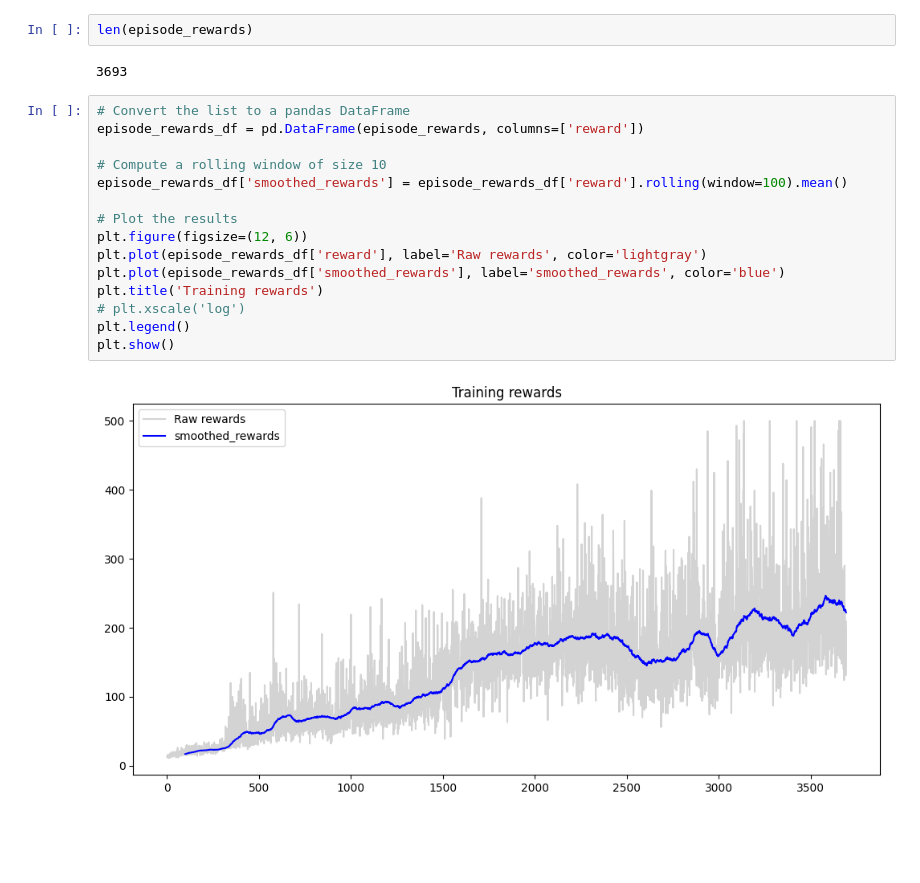
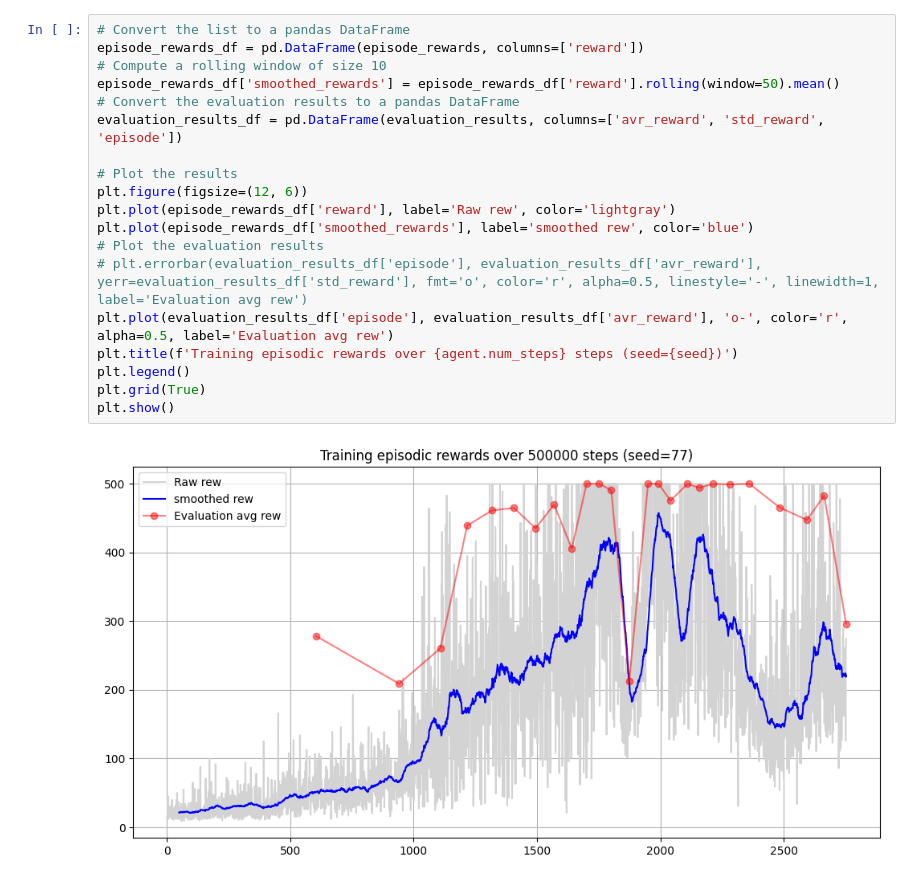
Before and after one commit to alexei-erm/annrl_project, a Jupyter notebook: main.ipynb, the cells around one changed output. Saved outputs shown, nothing was run; the diff lists cells and outputs as text; blank space fills up the shorter version.

```diff
--- a/main.ipynb
+++ b/main.ipynb
@@ -178,24 +195,24 @@ Average reward over 100 episodes: 202.90
-# %%
-len(episode_rewards)
-# %% [output]
-3693
 # %%
 # Convert the list to a pandas DataFrame
 episode_rewards_df = pd.DataFrame(episode_rewards, columns=['reward'])
-
 # Compute a rolling window of size 10
-episode_rewards_df['smoothed_rewards'] = episode_rewards_df['reward'].rolling(window=100).mean()
+episode_rewards_df['smoothed_rewards'] = episode_rewards_df['reward'].rolling(window=50).mean()
+# Convert the evaluation results to a pandas DataFrame
+evaluation_results_df = pd.DataFrame(evaluation_results, columns=['avr_reward', 'std_reward', 'episode'])
 
 # Plot the results
 plt.figure(figsize=(12, 6))
-plt.plot(episode_rewards_df['reward'], label='Raw rewards', color='lightgray')
-plt.plot(episode_rewards_df['smoothed_rewards'], label='smoothed_rewards', color='blue')
-plt.title('Training rewards')
-# plt.xscale('log')
+plt.plot(episode_rewards_df['reward'], label='Raw rew', color='lightgray')
+plt.plot(episode_rewards_df['smoothed_rewards'], label='smoothed rew', color='blue')
+# Plot the evaluation results
+# plt.errorbar(evaluation_results_df['episode'], evaluation_results_df['avr_reward'], yerr=evaluation_results_df['std_reward'], fmt='o', color='r', alpha=0.5, linestyle='-', linewidth=1, label='Evaluation avg rew')
+plt.plot(evaluation_results_df['episode'], evaluation_results_df['avr_reward'], 'o-', color='r', alpha=0.5, label='Evaluation avg rew')
+plt.title(f'Training episodic rewards over {agent.num_steps} steps (seed={seed})')
 plt.legend()
+plt.grid(True)
 plt.show()
 # %% [output]
-[figure, old version]
+[figure, new version]
 # %%
 # Convert the list to a pandas DataFrame
 actor_losses_df = pd.DataFrame(actor_losses, columns=['loss'])
```
Also changed, not shown: parts of 12 cells of this notebook, 9 other files.
